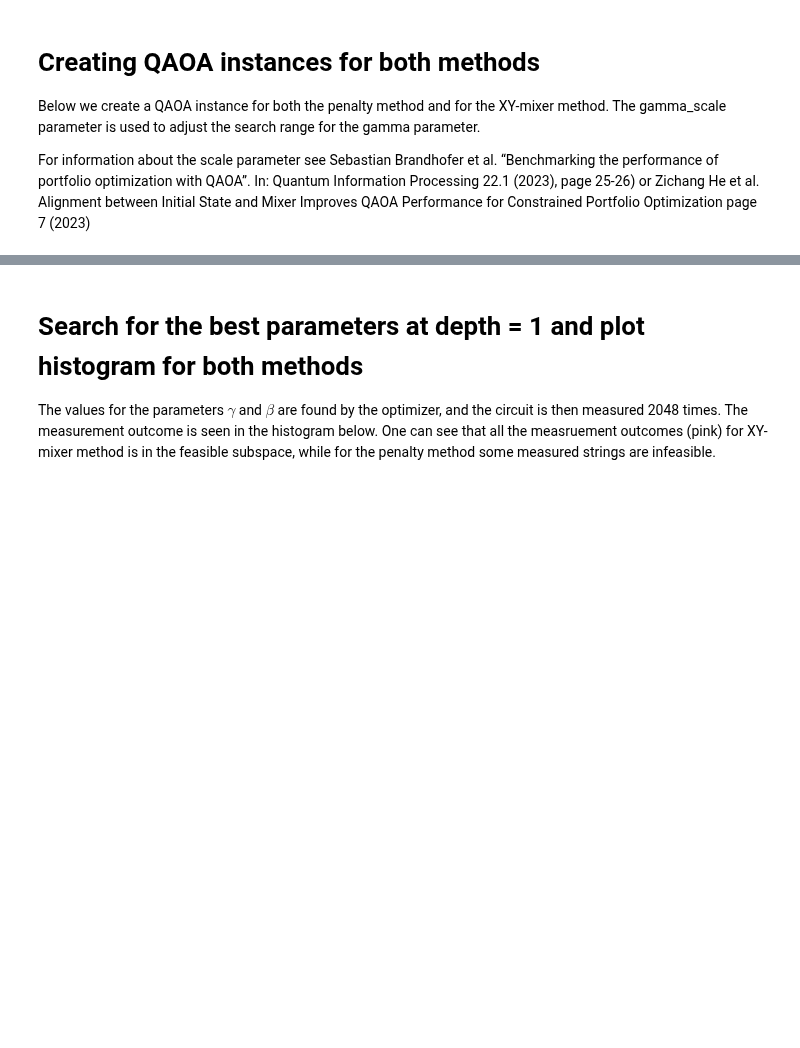
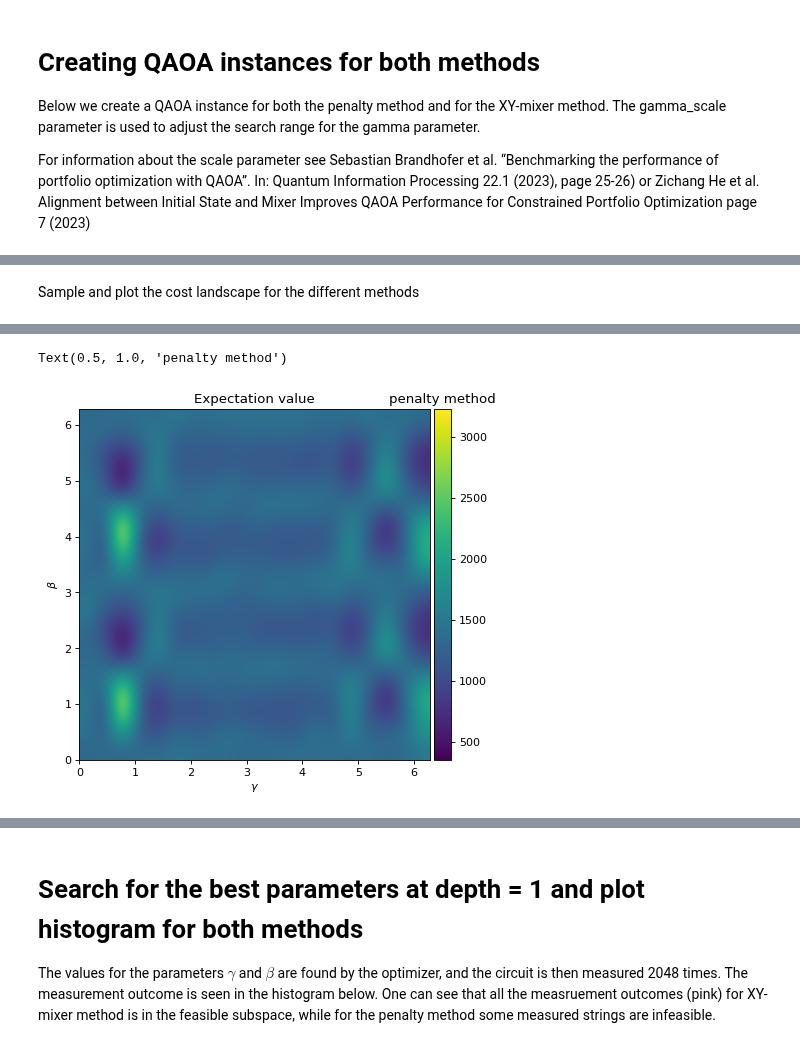
Before and after one commit to OpenQuantumComputing/QAOA, a Jupyter notebook: examples/PortfolioOptimization/PortOpt.ipynb, the cells around one changed output, grey strips where cells are left out. Cells and saved outputs as stored; diff of their text form; code cells hidden in the pictures; blank space fills up the shorter version.

```diff
--- a/examples/PortfolioOptimization/PortOpt.ipynb
+++ b/examples/PortfolioOptimization/PortOpt.ipynb
@@ -36,4 +36,21 @@ The gamma_scale parameter is used to adjust the search range for the gamma param
 For information about the scale parameter see Sebastian Brandhofer et al. “Benchmarking the performance of portfolio optimization with QAOA”. In: Quantum Information Processing 22.1 (2023), page 25-26)
 or Zichang He et al. Alignment between Initial State and Mixer Improves QAOA Performance for
 Constrained Portfolio Optimization page 7 (2023)
+# %%
+def get_problem(penalty=None):
+    if not penalty:
+        return problems.PortfolioOptimization(
+            risk=.5*gamma_scale,
+            budget=budget,
+            cov_matrix=assets.cov_matrix,
+            exp_return=assets.exp_return*gamma_scale
+        )
+    else:
+        return problems.PortfolioOptimization(
+            risk=.5*gamma_scale,
+            budget=budget,
+            cov_matrix=assets.cov_matrix,
+            exp_return=assets.exp_return*gamma_scale,
+            penalty = penalty
+        )
 # %%
@@ -139,0 +90,7 @@ plot_E(qaoa_Grover)
+# %% [markdown]
+Sample and plot the cost landscape for the different methods
+# %%
+qaoa_penalty[1].sample_cost_landscape()
+plot_E(qaoa_penalty[1])
+pl.title("penalty method")
+# %% [output]
@@ -139,0 +104,2 @@ plot_E(qaoa_Grover)
+Text(0.5, 1.0, 'penalty method')
+[figure, added]
```
Also changed, not shown: parts of 18 cells of this notebook, 8 other files.
